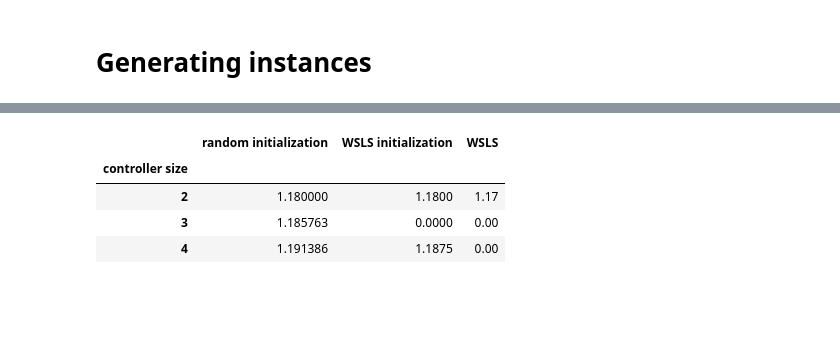
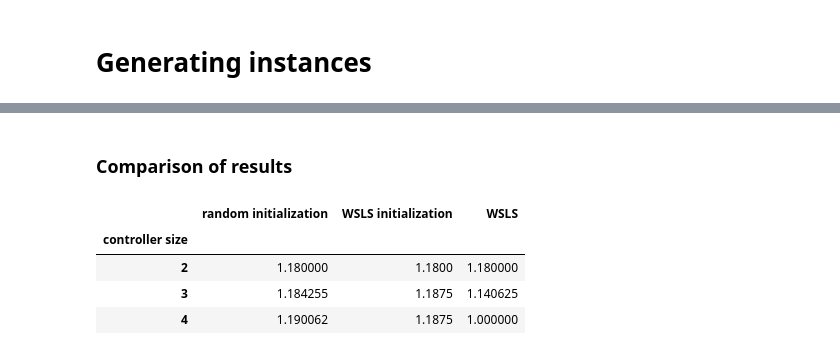
Before and after one commit to malikbf5/FSC-optimization, a Jupyter notebook: Bernoulli Bandits/Bernoulli Bandits.ipynb, the cells around one changed output, grey strips where cells are left out. Cells and saved outputs as stored; diff of their text form; code cells hidden in the pictures; blank space fills up the shorter version.

```diff
--- a/Bernoulli Bandits/Bernoulli Bandits.ipynb
+++ b/Bernoulli Bandits/Bernoulli Bandits.ipynb
@@ -236,6 +229,0 @@ adf2
-# %%
-num_nodes = 4
-newmodel = qclp_formulation(num_states, num_actions, num_observations, num_nodes, b0, gamma, state_transition_model, reward_model, observation_model)
-newmodel, vwsls4, adf4, ndf4 = win_stay_lose_shift_4_init(newmodel)
-vwsls4
-# display_df(vdf = vwsls4, adf = adf4, ndf = ndf4)
@@ -346,0 +370,5 @@ adf4
+# %%
+num_nodes = 2
+newmodel2 = qclp_formulation(num_states, num_actions, num_observations, num_nodes, b0, gamma, state_transition_model, reward_model, observation_model)
+newmodel2, vwsls2, adf2, ndf2 = win_stay_lose_shift_2_init(newmodel2)
+# display_df(vdf = vwsls2, adf = adf2, ndf = ndf2, name = "wsls2")
@@ -346,0 +431,5 @@ adf4
+# %%
+num_nodes = 3
+newmodel3 = qclp_formulation(num_states, num_actions, num_observations, num_nodes, b0, gamma, state_transition_model, reward_model, observation_model)
+newmodel3, vwsls3, adf3, ndf3 = win_stay_lose_shift_3_init(newmodel3)
+# display_df(vdf = vwsls3, adf = adf3, ndf = ndf3, name = "wsls3")
@@ -346,0 +529,5 @@ adf4
+# %%
+num_nodes = 4
+newmodel4 = qclp_formulation(num_states, num_actions, num_observations, num_nodes, b0, gamma, state_transition_model, reward_model, observation_model)
+newmodel4, vwsls4, adf4, ndf4 = win_stay_lose_shift_4_init(newmodel4)
+# display_df(vdf = vwsls4, adf = adf4, ndf = ndf4, name = "wsls4")
@@ -577,16 +801,18 @@ sol["dataframe"]
 # Node transitions given a controller size
 # with pd.option_context('display.max_rows', None,'display.max_columns', None,'display.precision', 3):
 # sol[controllersize]["node trans df"]
+# %% [markdown]
+### Comparison of results
 # %%
 comparisondf = pd.DataFrame({"controller size":[2,3,4],
                              "random initialization": list(sol["dataframe"]["mean obj"]),
-                             "WSLS initialization": [vwsls2["objective funct"][0],0, vwsls4["objective funct"][0]],
-                             "WSLS": [value_WSLS2df["objective funct"][0],0,0]})
+                             "WSLS initialization": [vwsls2["objective funct"][0],vwsls3["objective funct"][0], vwsls4["objective funct"][0]],
+                             "WSLS": [value_WSLS2df["objective funct"][0],value_WSLS3df["objective funct"][0],value_WSLS4df["objective funct"][0]]})
 comparisondf.set_index("controller size", inplace=True)
 comparisondf
 # %% [output]
 |  | random initialization | WSLS initialization | WSLS |
 | controller size |  |  |  |
-| 2 | 1.180000 | 1.1800 | 1.17 |
-| 3 | 1.185763 | 0.0000 | 0.00 |
-| 4 | 1.191386 | 1.1875 | 0.00 |
+| 2 | 1.180000 | 1.1800 | 1.180000 |
+| 3 | 1.184255 | 1.1875 | 1.140625 |
+| 4 | 1.190062 | 1.1875 | 1.000000 |
```
Also changed, not shown: parts of 20 cells of this notebook.
